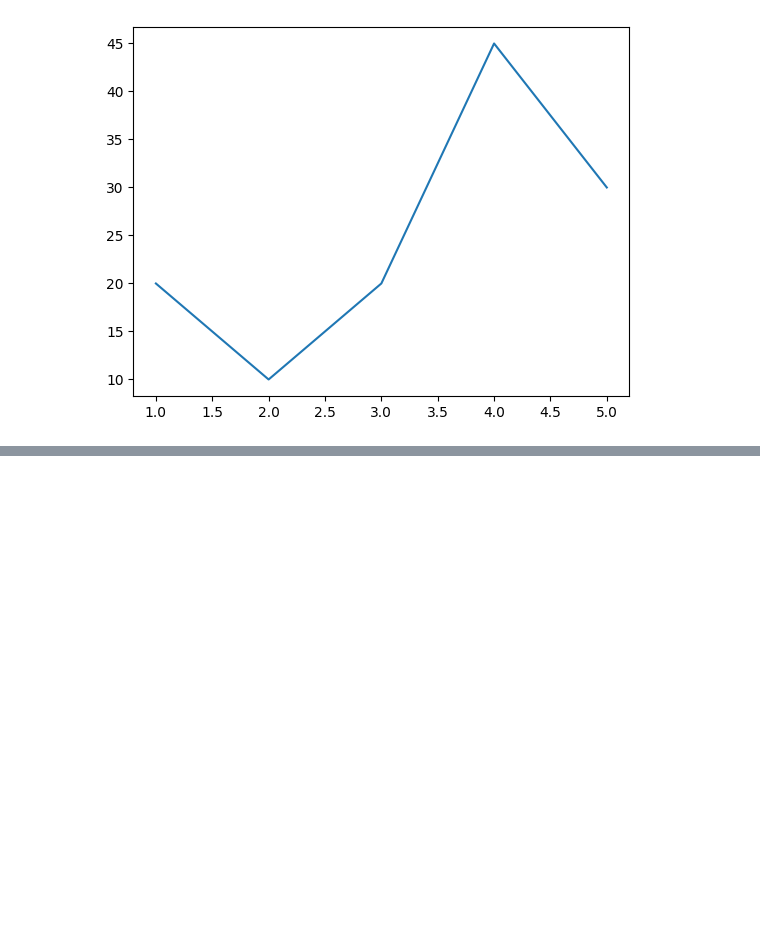
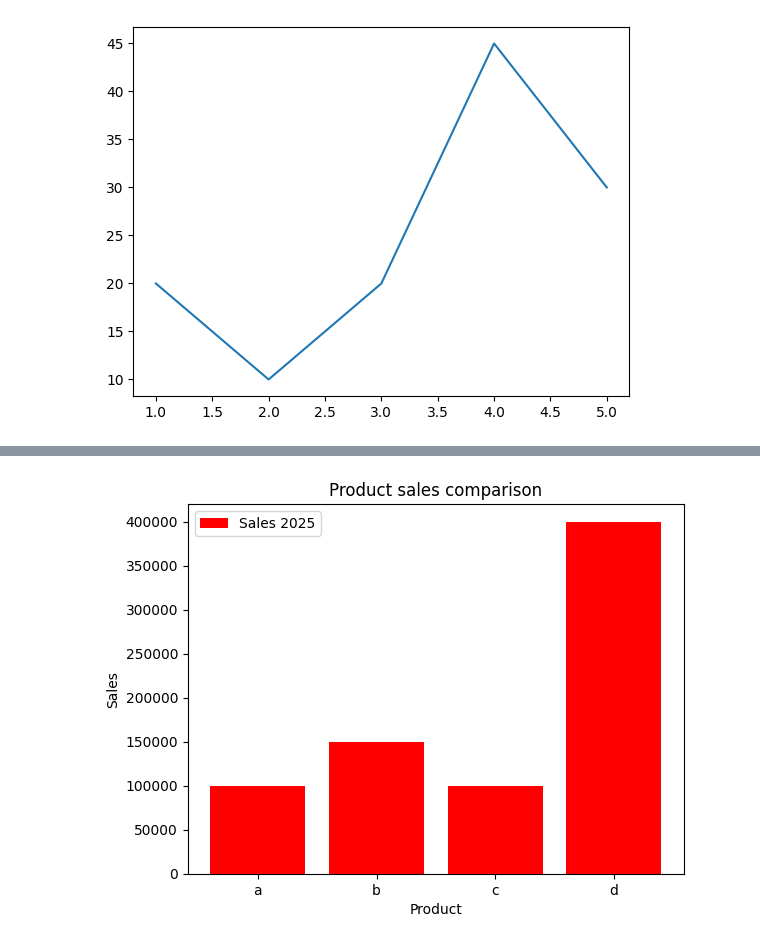
Before and after one commit to chandrahashkumar/OOP, a Jupyter notebook: Matplotlib/01.ipynb, the cells around one changed output, grey strips where cells are left out. Cells and saved outputs as stored; diff of their text form; code cells hidden in the pictures; blank space fills up the shorter version.

```diff
--- a/Matplotlib/01.ipynb
+++ b/Matplotlib/01.ipynb
@@ -8,0 +53,11 @@ plt.show()
+# %%
+product =['a','b','c','d']
+sales = [100000,150000,100000,400000]
+plt.bar(product,sales,color="red",label='Sales 2025')
+plt.xlabel("Product")
+plt.ylabel("Sales")
+plt.title("Product sales comparison")
+plt.legend()
+plt.show()
+# %% [output]
+[figure, added]
```
Also changed, not shown: parts of 8 cells of this notebook.
